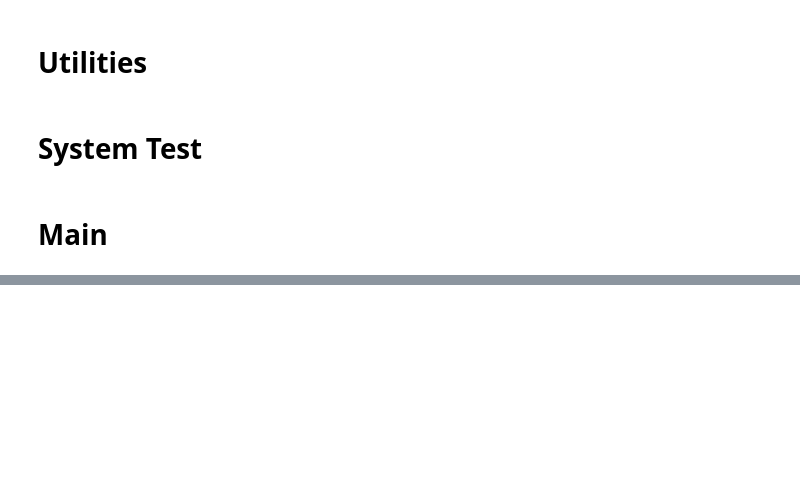
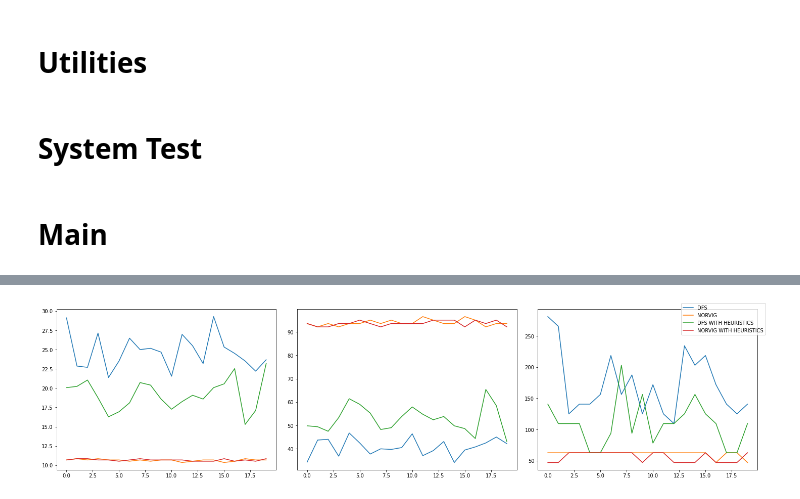
Before and after one commit to MontassarElk/IA-suduku-puzzle, a Jupyter notebook: notebook.ipynb, the cells around one changed output, grey strips where cells are left out. Drawn from its saved outputs; the diff is of its cells as text; code cells hidden in the pictures; blank space fills up the shorter version.

```diff
--- a/notebook.ipynb
+++ b/notebook.ipynb
@@ -159,13 +248,13 @@ def shuffled(seq):
 # %% [markdown]
 # System Test
 # %%
-def solve_all(grids, name='', showif=0.0):
+def solve_all(grids,  useNorvig, useHeuristic, name='', showif=0.0):
     """Attempt to solve a sequence of grids. Report results.
     When showif is a number of seconds, display puzzles that take longer.
     When showif is None, don't display any puzzles."""
     def time_solve(grid):
         start = time.process_time()
-        values = solve(grid)
+        values = solvee(grid, useNorvig, useHeuristic)
         t = time.process_time()-start
         # Display puzzles that take long enough
         if showif is not None and t > showif:
@@ -180,6 +269,15 @@ def solve_all(grids, name='', showif=0.0):
         print("Solved %d of %d %s puzzles (avg %.2f secs (%d Hz), max %.2f secs)." % (
             sum(results), N, name, sum(times)/N, N/sum(times), max(times)))
 
+def solve_all_info(grids, useNorvig, useHeuristic):
+    def time_solve(grid):
+        start = time.process_time()
+        values = solvee(grid, useNorvig, useHeuristic)
+        t = time.process_time()-start
+        return (t, solved(values))
+    times, results = zip(*[time_solve(grid) for grid in grids])
+    N = len(grids)
+    return {"average_time": sum(times)/N, "frequency": N/sum(times), "max_time": max(times)}
 
 def solved(values):
     "A puzzle is solved if each unit is a permutation of the digits 1 to 9."
@@ -263,0 +349,77 @@ Process took 43625 ms
+# %%
+%matplotlib inline
+
+# TOP 95 - REGULAR DFS
+fig, axes = plt.subplots(ncols=3, figsize=(20, 5))
+fig.tight_layout()
+
+ax1 = axes[0]
+ax2 = axes[1]
+ax3 = axes[2]
+
+file = "top95.txt"
+
+repetitions = 20
+
+times = []
+frequencies = []
+max_times = []
+
+for i in range(0,repetitions):
+    results = solve_all_info(from_file(file), False, False)
+    times.append(results["average_time"] * 1000)
+    frequencies.append(results["frequency"])
+    max_times.append(results["max_time"] * 1000)
+
+
+ax1.plot(range(0,repetitions), times, label = "DFS")
+ax2.plot(range(0,repetitions), frequencies)
+ax3.plot(range(0,repetitions), max_times)
+
+
+times = []
+frequencies = []
+max_times = []
+for i in range(0,repetitions):
+    results = solve_all_info(from_file(file), True, False)
+    times.append(results["average_time"] * 1000)
+    frequencies.append(results["frequency"])
+    max_times.append(results["max_time"] * 1000)
+
+ax1.plot(range(0,repetitions), times, label = "NORVIG")
+ax2.plot(range(0,repetitions), frequencies)
+ax3.plot(range(0,repetitions), max_times)
+
+
+times = []
+frequencies = []
+max_times = []
+for i in range(0,repetitions):
+    results = solve_all_info(from_file(file), False, True)
+    times.append(results["average_time"] * 1000)
+    frequencies.append(results["frequency"])
+    max_times.append(results["max_time"] * 1000)
+
+ax1.plot(range(0,repetitions), times, label = "DFS WITH HEURISTICS")
+ax2.plot(range(0,repetitions), frequencies)
+ax3.plot(range(0,repetitions), max_times)
+
+
+times = []
+frequencies = []
+max_times = []
+for i in range(0,repetitions):
+    results = solve_all_info(from_file(file), True, True)
+    times.append(results["average_time"] * 1000)
+    frequencies.append(results["frequency"])
+    max_times.append(results["max_time"] * 1000)
+
+ax1.plot(range(0,repetitions), times, label = "NORVIG WITH HEURISTICS")
+ax2.plot(range(0,repetitions), frequencies)
+ax3.plot(range(0,repetitions), max_times)
+
+
+fig.legend()
+plt.show()
+# %% [output]
+[figure, added]
```
Also changed, not shown: parts of 6 cells of this notebook, 1 other file.
